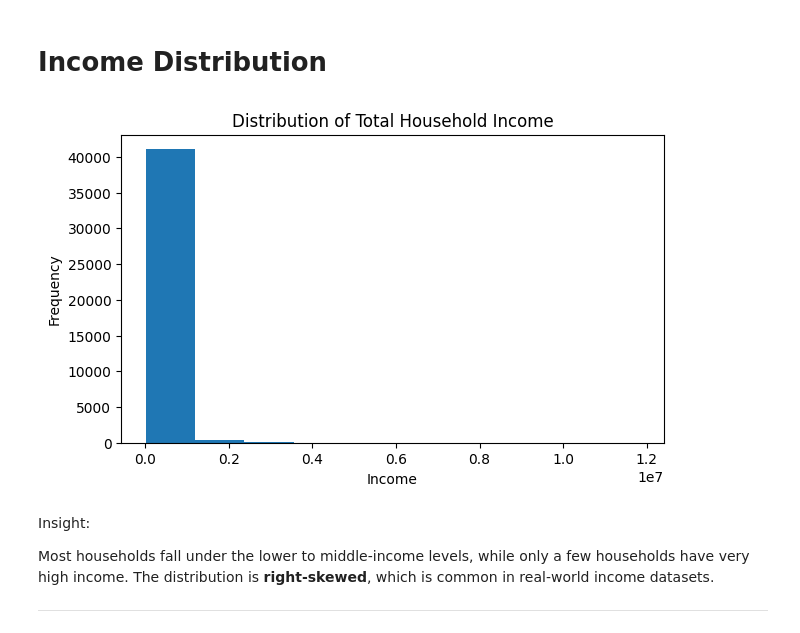
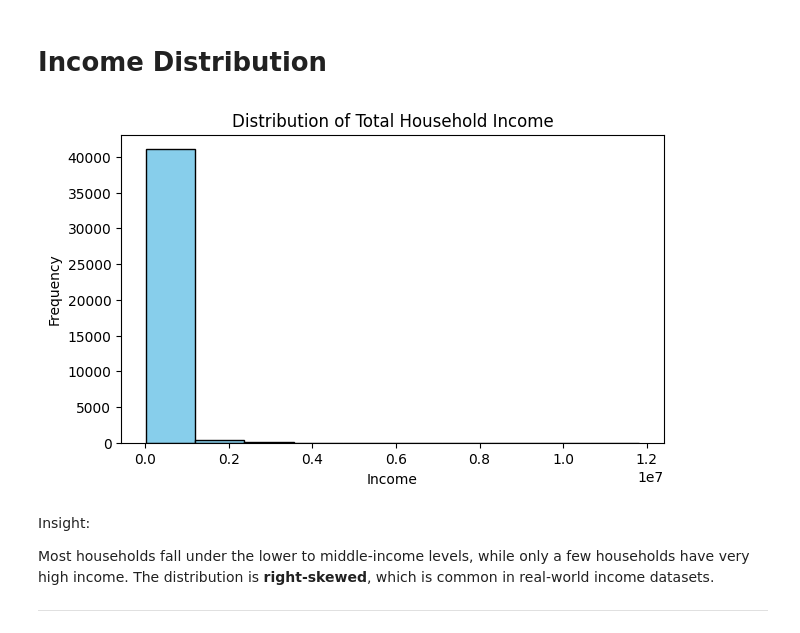
Before and after one commit to themosthandsome18/ITELEC303_FINALS_PROJECT, a Jupyter notebook: ralph-nerjie_FinalsProject.ipynb, the cells around one changed output. Saved outputs shown, nothing was run; the diff lists cells and outputs as text; code cells hidden in the pictures.

```diff
--- a/ralph-nerjie_FinalsProject.ipynb
+++ b/ralph-nerjie_FinalsProject.ipynb
@@ -119,15 +119,15 @@ Prediction Example (income = 200,000):
 <hr>
 # %% [markdown]
 <h1>Income Distribution</h1>
-# %%
-plt.figure(figsize=(7,4))
-plt.hist(FIE["Total Household Income"].dropna())
-plt.title("Distribution of Total Household Income")
-plt.xlabel("Income")
-plt.ylabel("Frequency")
-plt.show()
-# %% [output]
-[figure, removed]
+# %%
+plt.figure(figsize=(7,4))
+plt.hist(FIE["Total Household Income"].dropna(), color="skyblue", edgecolor="black")
+plt.title("Distribution of Total Household Income")
+plt.xlabel("Income")
+plt.ylabel("Frequency")
+plt.show()
+# %% [output]
+[figure, added]
 # %% [markdown]
 Insight:
 
```
Also changed, not shown: parts of 36 cells of this notebook.
